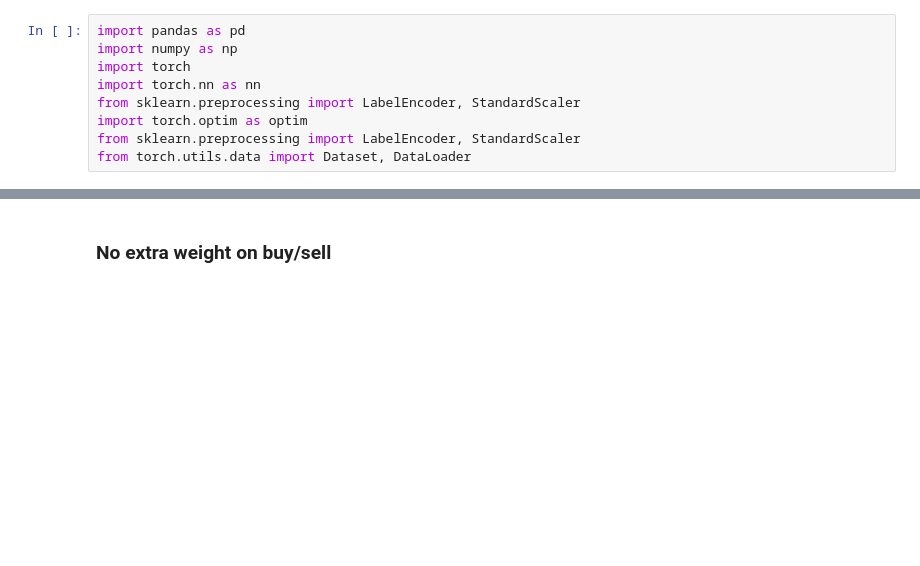
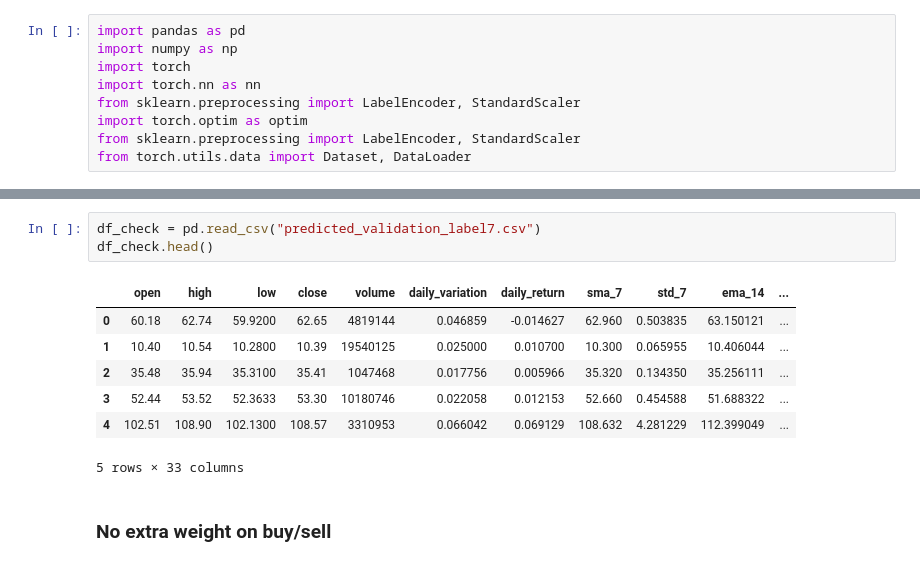
Before and after one commit to anjun745/175-project, a Jupyter notebook: neural_network.ipynb, the cells around one changed output, grey strips where cells are left out. Drawn from its saved outputs; the diff is of its cells as text; blank space fills up the shorter version.

```diff
--- a/neural_network.ipynb
+++ b/neural_network.ipynb
@@ -10,3 +21,14 @@ from torch.utils.data import Dataset, DataLoader
+# %%
+df_check = pd.read_csv("predicted_validation_label7.csv")
+df_check.head()
+# %% [output]
+|  | open | high | low | close | volume | daily_variation | daily_return | sma_7 | std_7 | ema_14 | ... |
+| 0 | 60.18 | 62.74 | 59.9200 | 62.65 | 4819144 | 0.046859 | -0.014627 | 62.960 | 0.503835 | 63.150121 | ... |
+| 1 | 10.40 | 10.54 | 10.2800 | 10.39 | 19540125 | 0.025000 | 0.010700 | 10.300 | 0.065955 | 10.406044 | ... |
+| 2 | 35.48 | 35.94 | 35.3100 | 35.41 | 1047468 | 0.017756 | 0.005966 | 35.320 | 0.134350 | 35.256111 | ... |
+| 3 | 52.44 | 53.52 | 52.3633 | 53.30 | 10180746 | 0.022058 | 0.012153 | 52.660 | 0.454588 | 51.688322 | ... |
+| 4 | 102.51 | 108.90 | 102.1300 | 108.57 | 3310953 | 0.066042 | 0.069129 | 108.632 | 4.281229 | 112.399049 | ... |
+5 rows × 33 columns
 # %% [markdown]
 ### No extra weight on buy/sell
 # %%
```
Also changed, not shown: parts of 19 cells of this notebook, 14 other files.
